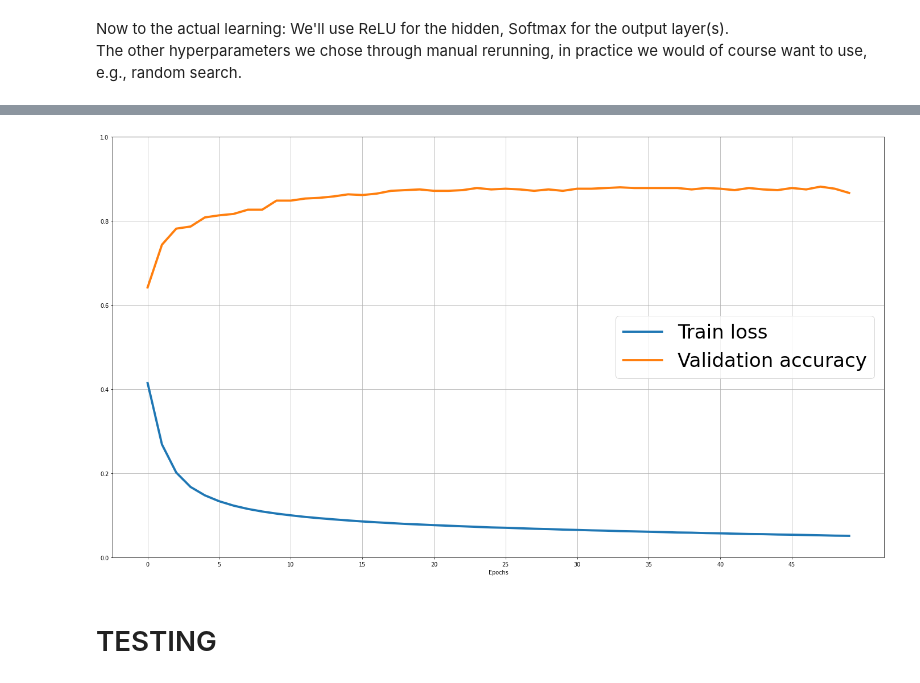
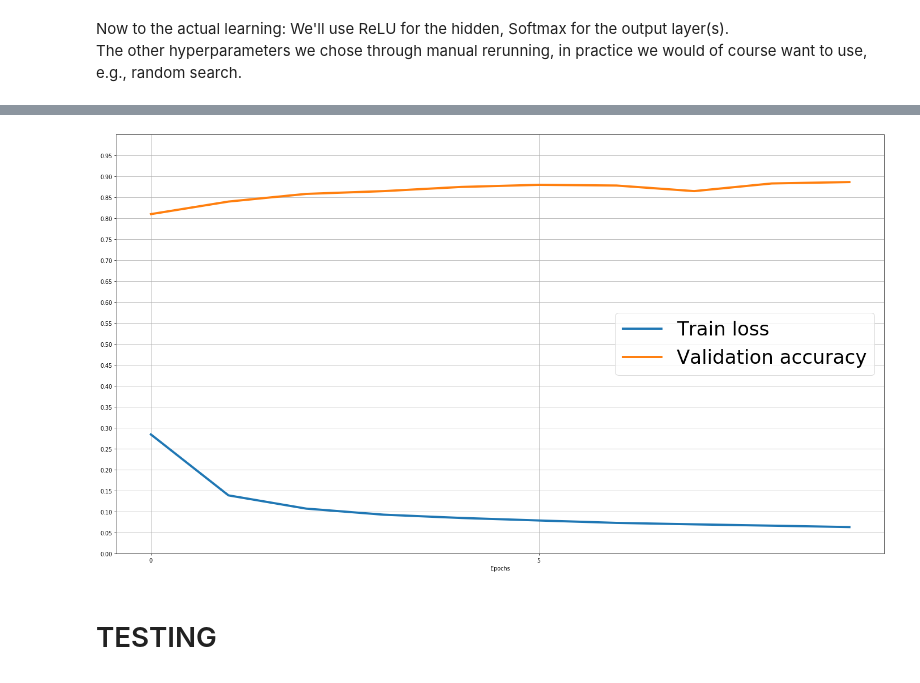
Before and after one commit to salvaRC/numpy-neural-network, a Jupyter notebook: src/numpy_neural_network.ipynb, the cells around one changed output, grey strips where cells are left out. Drawn from its saved outputs; the diff is of its cells as text; code cells hidden in the pictures.

```diff
--- a/src/numpy_neural_network.ipynb
+++ b/src/numpy_neural_network.ipynb
@@ -241,6 +241,7 @@ def plot_loss_and_accuracy(history):
     plt.plot(xaxis, history['Val_performance'], label="Validation accuracy", linewidth=4)
     plt.xlabel("Epochs")
     plt.xticks(np.arange(0, max(xaxis), 5))
+    plt.yticks(np.arange(0, 1, 0.05))
     ax.grid()
     plt.legend(prop={'size': 35})
     plt.ylim(top=1, bottom=0)
@@ -259,7 +260,8 @@ def split(X, Y, train_frac=0.8):
 Now to the actual learning: We'll use ReLU for the hidden, Softmax for the output layer(s). <br>
 The other hyperparameters we chose through manual rerunning, in practice we would of course want to use, e.g., random search. <br>
 # %%
-X, Y = np.loadtxt('data_hw4/mnist_small_train_in.txt', delimiter=','), np.loadtxt('data_hw4/mnist_small_train_out.txt', delimiter=',')
+X, Y = np.loadtxt('example_applications/MNIST/small_mnist/mnist_small_train_in.txt', delimiter=','),np.loadtxt(
+    'example_applications/MNIST/small_mnist/mnist_small_train_out.txt', delimiter=',')
 (X, Y), (Xval, Yval) = split(X, Y, train_frac=0.9)
 Y = to_categorical(Y)  # needed for training
 
@@ -272,6 +274,6 @@ layers = [
          ]
 nn = NeuralNetwork(layers)
 nn.compile(SquaredLoss(), metric=accuracy)
-history = nn.fit(X, Y, Xval, Yval, learning_rate=0.006, n_epochs=25, batch_size=10)
+history = nn.fit(X, Y, Xval, Yval, learning_rate=0.006, n_epochs=10, batch_size=10)
 plot_loss_and_accuracy(history)
 # %% [output]
@@ -295,4 +290,4 @@ Epoch 49 - Train loss = 0.052, Val performance: 0.8669
-[figure, old version]
+[figure, new version]
 # %% [markdown]
  # TESTING
 # %%
```
Also changed, not shown: parts of 2 cells of this notebook.
